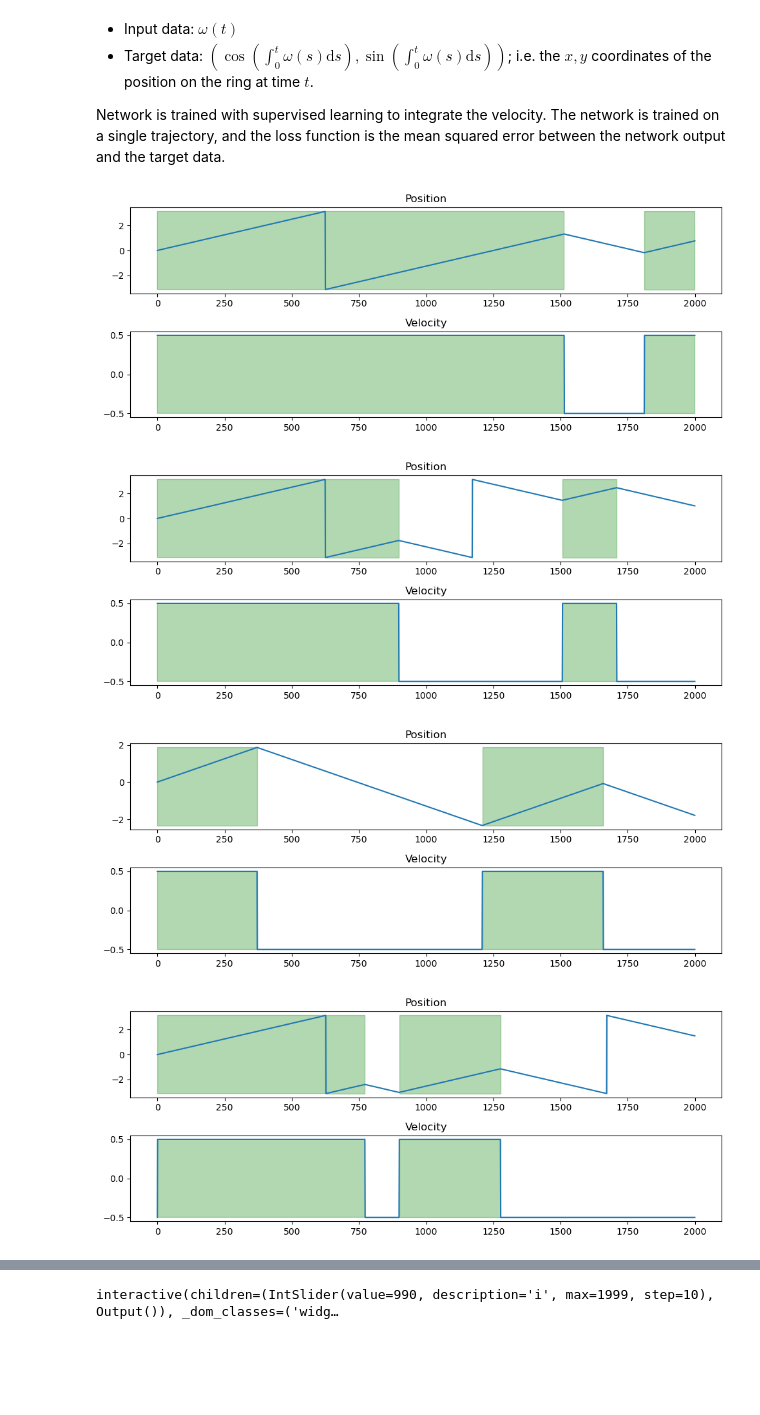
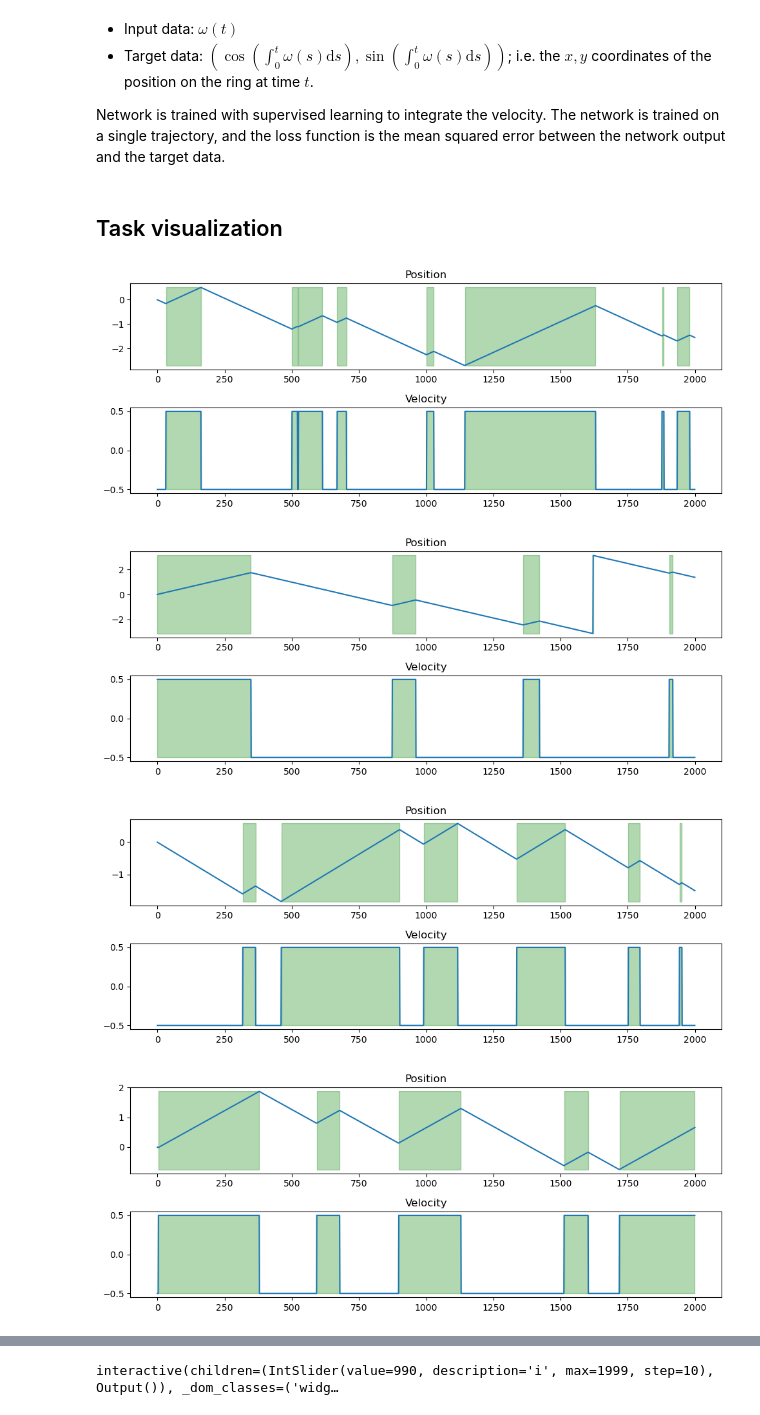
Before and after one commit to alexnegron/modular-dynamics, a Jupyter notebook: notebooks/modular_dynamics_rnn_independent_velocities_experiments.ipynb, the cells around one changed output, grey strips where cells are left out. Drawn from its saved outputs; the diff is of its cells as text; code cells hidden in the pictures; blank space fills up the shorter version.

```diff
--- a/notebooks/modular_dynamics_rnn_independent_velocities_experiments.ipynb
+++ b/notebooks/modular_dynamics_rnn_independent_velocities_experiments.ipynb
@@ -143,14 +139,16 @@ plt.show()
 - Target data: $\left( \cos \left( \int_0^t \omega(s) \mathrm{d}s \right), \sin \left( \int_0^t \omega(s) \mathrm{d}s \right) \right)$; i.e. the $x,y$ coordinates of the position on the ring at time $t$.
 
 Network is trained with supervised learning to integrate the velocity. The network is trained on a single trajectory, and the loss function is the mean squared error between the network output and the target data.
+# %% [markdown]
+## Task visualization
 # %%
 # training data generation
 from tasks.independent_integration_task import generate_dataset
 
-num_samples = 5
+num_samples = 10
 num_trajectories = 1
 num_timesteps = 2000
-num_flips = 3
+flip_rate = 1e-2 / 2
 # omega_process = 'constant'
 omega_process = 'binary'
 omega_value = 0.5
@@ -162,38 +160,38 @@ inputs, targets = generate_dataset(num_samples,
                                    num_trajectories,
                                    trajectory_type=omega_process,
                                    dt=dt,
-                                   num_flips=num_flips,
+                                   flip_rate=flip_rate,
                                    omega_value=omega_value,
                                    include_initial_position=False
                                    )
 
 # Plot the dataset
 traj_idx = 0
 for i in range(num_samples)[::]:
     fig, axs = plt.subplots(2, 1, figsize=(10, 4))
 
     # Compute the angle from the target positions
     angle = np.arctan2(targets[i, :, 2*traj_idx+1], targets[i, :, 2*traj_idx])
 
     # Plot corresponding position from targets
     axs[0].plot(angle)
     axs[0].set_title('Position')
 
     # Shade regions where position is increasing
     axs[0].fill_between(range(len(angle)), angle.min(), angle.max(), where=np.diff(angle, prepend=0) > 0, color='green', alpha=0.3)
 
     # Plot omega trajectory
     velocity = inputs[i, :, traj_idx]
     axs[1].plot(velocity)
     axs[1].set_title('Velocity')
 
     # Shade regions where velocity is positive
     axs[1].fill_between(range(len(velocity)), velocity.min(), velocity.max(), where=velocity > 0, color='green', alpha=0.3)
 
     plt.tight_layout()
     plt.show()
 # %% [output]
-[figure, old version]
+[figure, new version]
-[figure, old version]
+[figure, new version]
-[figure, old version]
+[figure, new version]
-[figure, old version]
+[figure, new version]
```
Also changed, not shown: parts of 25 cells of this notebook, 5 other files.
